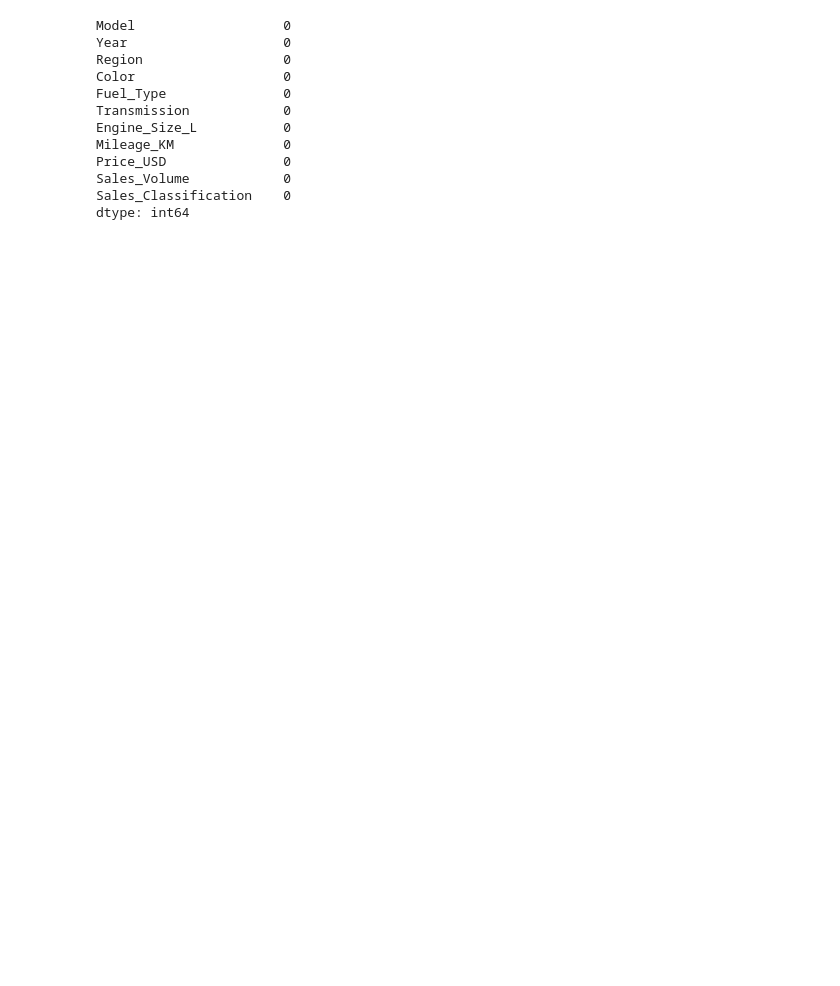
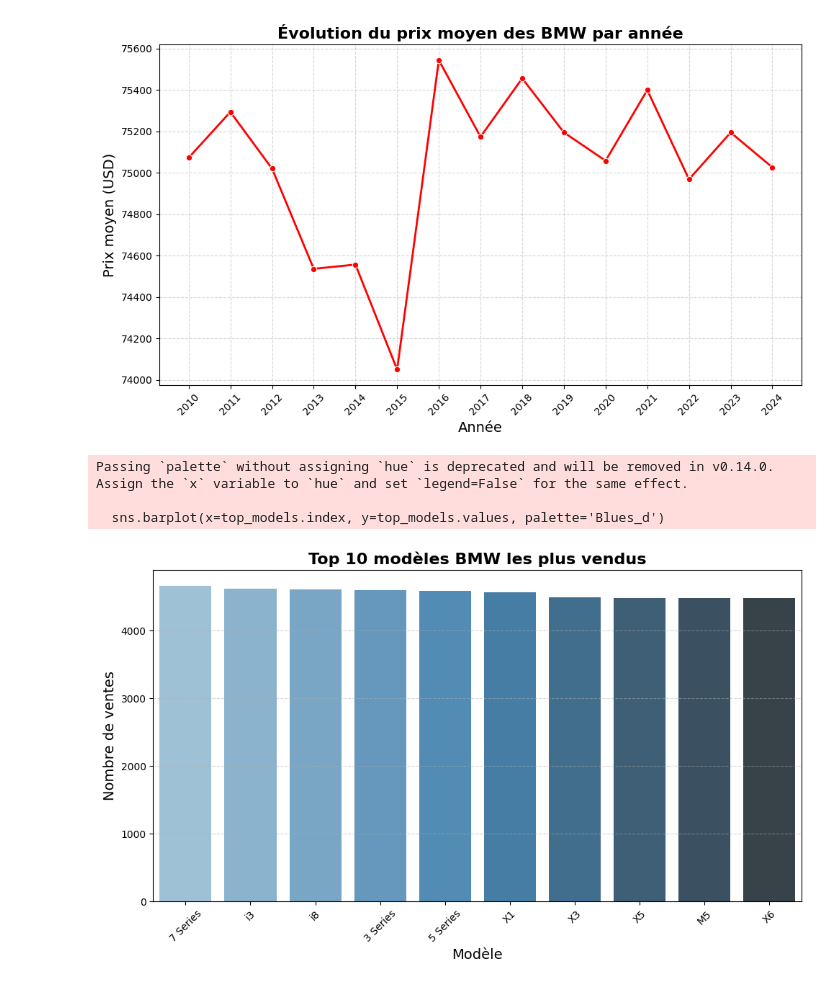
Before and after one commit to MohamedLaidaoui/ProjetMachineLearning, a Jupyter notebook: Untitled-1.ipynb, the cells around one changed output. Cells and saved outputs as stored; diff of their text form; code cells hidden in the pictures; blank space fills up the shorter version.

```diff
--- a/Untitled-1.ipynb
+++ b/Untitled-1.ipynb
@@ -77,16 +16,0 @@ for column in df.select_dtypes(include=[np.number]).columns:
-# %%
-# Vérifier les valeurs manquantes
-print(df.isnull().sum())
-# %% [output]
-Model                   0
-Year                    0
-Region                  0
-Color                   0
-Fuel_Type               0
-Transmission            0
-Engine_Size_L           0
-Mileage_KM              0
-Price_USD               0
-Sales_Volume            0
-Sales_Classification    0
-dtype: int64
@@ -95,0 +17,26 @@ df = df.dropna()
+# %%
+plt.figure(figsize=(10, 6))
+sns.lineplot(x=df_grouped.index, y=df_grouped.values, marker='o', linewidth=2, color='red')
+plt.title("Évolution du prix moyen des BMW par année", fontsize=16, fontweight='bold')
+plt.xlabel("Année", fontsize=14)
+plt.ylabel("Prix moyen (USD)", fontsize=14)
+plt.grid(True, linestyle='--', alpha=0.5)
+plt.xticks(df_grouped.index, rotation=45)
+plt.tight_layout()
+plt.show()
+
+plt.figure(figsize=(10, 6))
+sns.barplot(x=top_models.index, y=top_models.values, palette='Blues_d')
+plt.title("Top 10 modèles BMW les plus vendus", fontsize=16, fontweight='bold')
+plt.xlabel("Modèle", fontsize=14)
+plt.ylabel("Nombre de ventes", fontsize=14)
+plt.xticks(rotation=45)
+plt.grid(axis='y', linestyle='--', alpha=0.5)
+plt.tight_layout()
+plt.show()
+# %% [output]
+[figure, added]
+Passing `palette` without assigning `hue` is deprecated and will be removed in v0.14.0. Assign the `x` variable to `hue` and set `legend=False` for the same effect.
+
+  sns.barplot(x=top_models.index, y=top_models.values, palette='Blues_d')
+[figure, added]
```
Also changed, not shown: parts of 13 cells of this notebook.
